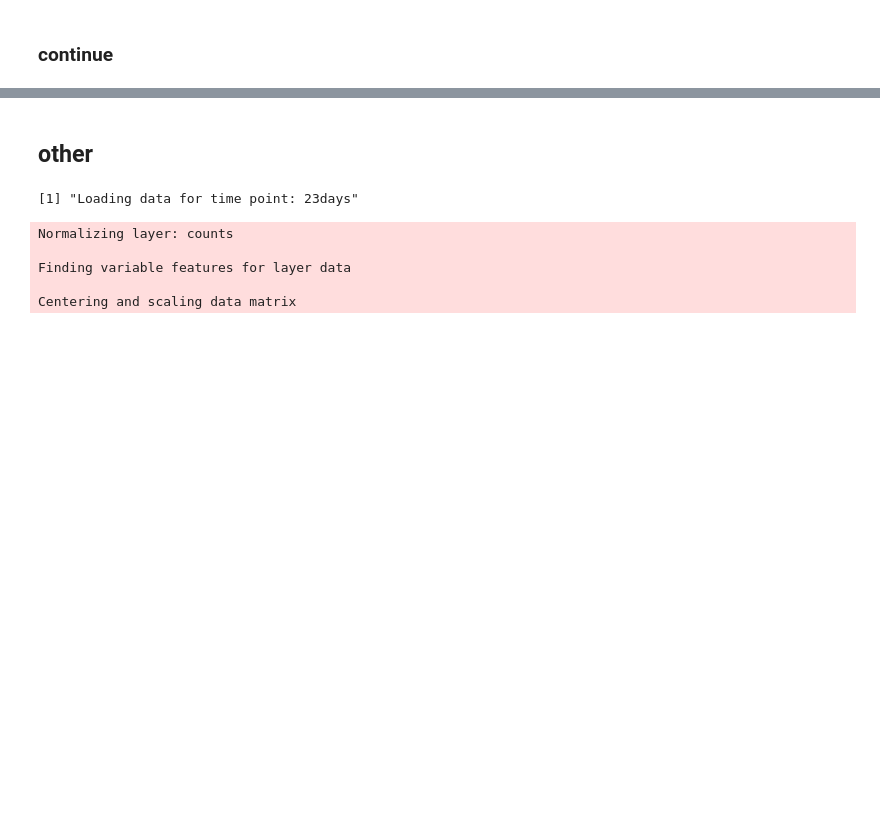
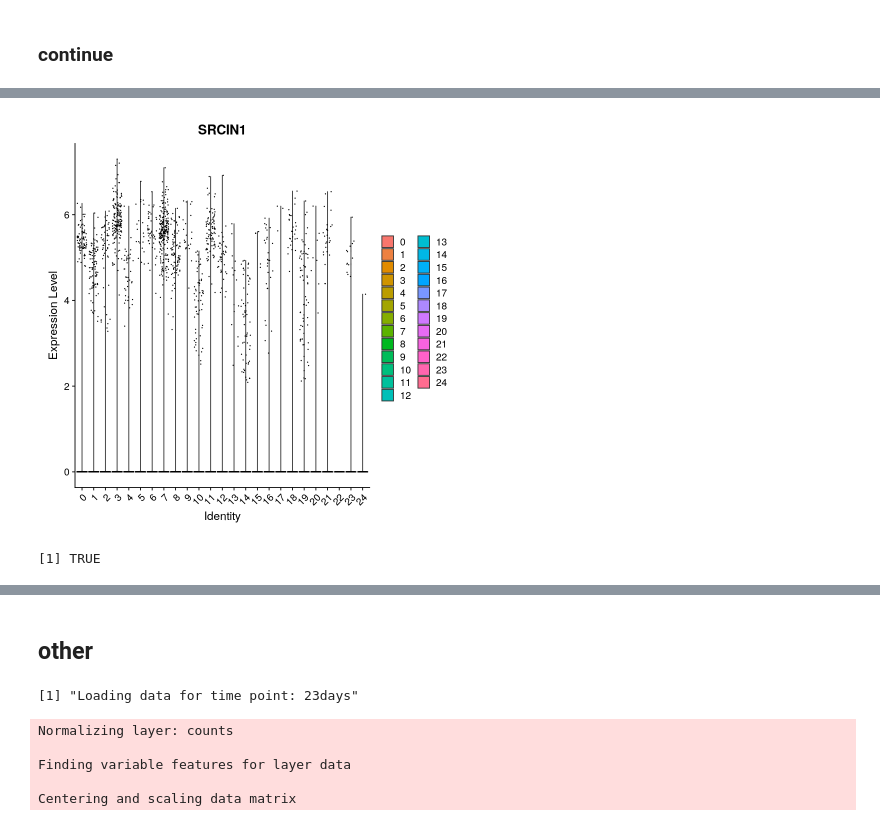
Before and after one commit to Maiolino-Au/Organoidi2024, a Jupyter notebook: Paper_clusters_from_scratch/P_cfs_proper.ipynb, the cells around one changed output, grey strips where cells are left out. Cells and saved outputs as stored; diff of their text form; code cells hidden in the pictures; blank space fills up the shorter version.

```diff
--- a/Paper_clusters_from_scratch/P_cfs_proper.ipynb
+++ b/Paper_clusters_from_scratch/P_cfs_proper.ipynb
@@ -393,0 +515,9 @@ A data.frame: 6 × 7
+# %%
+p <- VlnPlot(sc_data, features = "SRCIN1")
+print(p)
+# %% [output]
+[figure, added]
+# %%
+"SRCIN1" %in% rownames(sc_data)
+# %% [output]
+[1] TRUE
```
Also changed, not shown: parts of 34 cells of this notebook, 1 other file.
